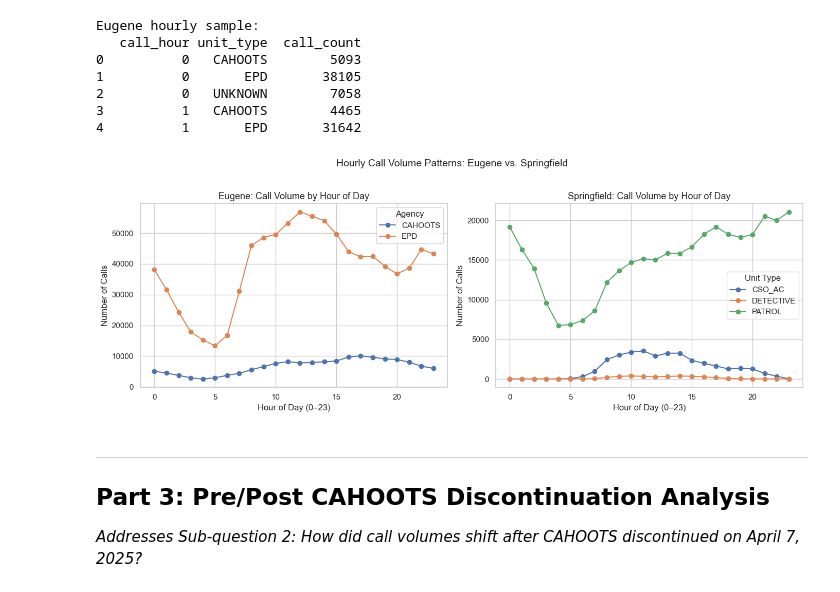
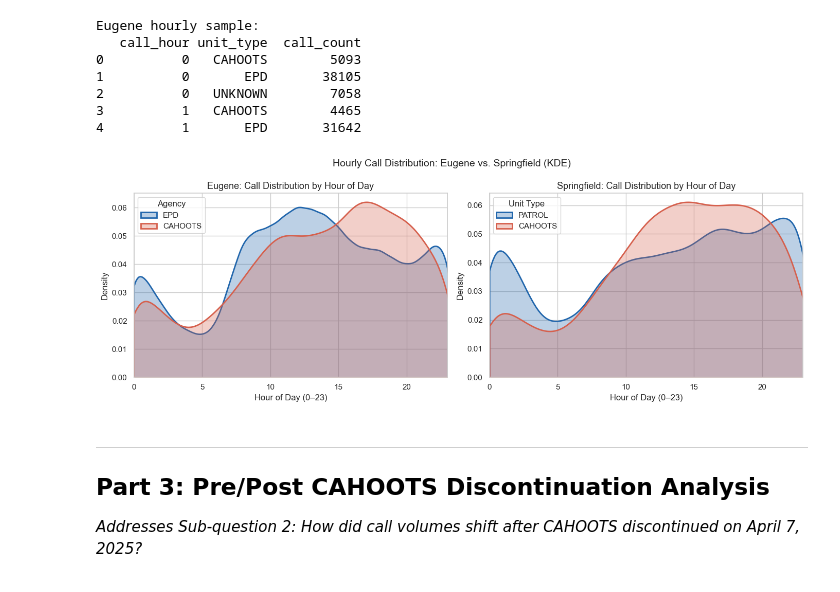
Before and after one commit to ilhanmahmood/dsci410_analyzing_cahoots_call_volumes, a Jupyter notebook: analysis.ipynb, the cells around one changed output. Saved outputs shown, nothing was run; the diff lists cells and outputs as text; code cells hidden in the pictures.

Commit message:
Add statistical tests, update README, add all figures

```diff
--- a/analysis.ipynb
+++ b/analysis.ipynb
@@ -216,15 +221,26 @@ print(spd_yearly.head(10))
 8       2016    CAHOOTS        2369
 9       2016    COMMAND          22
 # %%
-# Line plot: yearly call volume trends by unit type (Springfield)
+# Filter to only CAHOOTS, PATROL, and UNKNOWN
+spd_yearly_filtered = spd_yearly[spd_yearly['unit_type'].isin(['CAHOOTS', 'PATROL', 'UNKNOWN'])]
+
+# Line plot: yearly call volume trends — Springfield
 fig, ax = plt.subplots()
 
-for unit in spd_yearly['unit_type'].unique():
-    subset = spd_yearly[spd_yearly['unit_type'] == unit]
-    ax.plot(subset['call_year'], subset['call_count'], marker='o', label=unit)
+for unit in ['PATROL', 'CAHOOTS', 'UNKNOWN']:
+    subset = spd_yearly_filtered[spd_yearly_filtered['unit_type'] == unit]
+    ax.plot(subset['call_year'], subset['call_count'],
+            marker='o', label=unit, linewidth=2, color=colors[unit])
+
+colors = {
+    'PATROL':  '#ff7f0e',
+    'CAHOOTS': '#1f77b4',
+    'UNKNOWN': '#2ca02c'
+}
 
 ax.set_title('Springfield: Yearly Call Volume by Unit Type (2015–2025)', fontsize=14)
 ax.set_xlabel('Year')
+
 ax.set_ylabel('Number of Calls')
 ax.legend(title='Unit Type')
 ax.xaxis.set_major_locator(mticker.MultipleLocator(1))
@@ -251,37 +267,41 @@ Eugene hourly sample:
 3          1   CAHOOTS        4465
 4          1       EPD       31642
 # %%
-# Side-by-side faceted line plot: hourly call volume by agency
-# Eugene only shows EPD and CAHOOTS for clarity
-cad_hourly_main = cad_hourly[cad_hourly['unit_type'].isin(['EPD', 'CAHOOTS'])]
-spd_hourly_main = spd_hourly[spd_hourly['unit_type'].isin(['PATROL', 'DETECTIVE', 'CSO_AC'])]
+# KDE plot: hourly call distribution by agency — Eugene vs. Springfield
+cad_main = cad[cad['unit_type'].isin(['EPD', 'CAHOOTS'])]
+spd_main = spd[spd['unit_type'].isin(['PATROL', 'CAHOOTS'])]
 
-fig, axes = plt.subplots(1, 2, sharey=False, figsize=(14, 5))
+fig, axes = plt.subplots(1, 2, figsize=(14, 5))
 
 # Eugene panel
-for unit in cad_hourly_main['unit_type'].unique():
-    subset = cad_hourly_main[cad_hourly_main['unit_type'] == unit]
-    axes[0].plot(subset['call_hour'], subset['call_count'], marker='o', label=unit)
-axes[0].set_title('Eugene: Call Volume by Hour of Day', fontsize=13)
+for unit, color in zip(['EPD', 'CAHOOTS'], ['#2166AC', '#D6604D']):
+    subset = cad_main[cad_main['unit_type'] == unit]['call_hour'].dropna()
+    sns.kdeplot(subset, ax=axes[0], label=unit, color=color,
+                linewidth=2, fill=True, alpha=0.3, clip=(0, 24), bw_adjust=1.5)
+axes[0].set_title('Eugene: Call Distribution by Hour of Day', fontsize=13)
 axes[0].set_xlabel('Hour of Day (0–23)')
-axes[0].set_ylabel('Number of Calls')
+axes[0].set_ylabel('Density')
 axes[0].legend(title='Agency')
 
 # Springfield panel
-for unit in spd_hourly_main['unit_type'].unique():
-    subset = spd_hourly_main[spd_hourly_main['unit_type'] == unit]
-    axes[1].plot(subset['call_hour'], subset['call_count'], marker='o', label=unit)
-axes[1].set_title('Springfield: Call Volume by Hour of Day', fontsize=13)
+for unit, color in zip(['PATROL', 'CAHOOTS'], ['#2166AC', '#D6604D']):
+    subset = spd_main[spd_main['unit_type'] == unit]['call_hour'].dropna()
+    sns.kdeplot(subset, ax=axes[1], label=unit, color=color,
+                linewidth=2, fill=True, alpha=0.3, clip=(0, 24), bw_adjust=1.5)
+axes[1].set_title('Springfield: Call Distribution by Hour of Day', fontsize=13)
 axes[1].set_xlabel('Hour of Day (0–23)')
-axes[1].set_ylabel('Number of Calls')
+axes[1].set_ylabel('Density')
 axes[1].legend(title='Unit Type')
 
-plt.suptitle('Hourly Call Volume Patterns: Eugene vs. Springfield', fontsize=14, y=1.02)
+axes[0].set_xlim(0, 23)
+axes[1].set_xlim(0, 23)
+
+plt.suptitle('Hourly Call Distribution: Eugene vs. Springfield (KDE)', fontsize=14)
 plt.tight_layout()
-plt.savefig('figures/hourly_call_volume_comparison.png', dpi=150)
+plt.savefig('figures/hourly_call_distribution_kde.png', dpi=150)
 plt.show()
 # %% [output]
-[figure, old version]
+[figure, new version]
 # %% [markdown]
 ---
 ## Part 3: Pre/Post CAHOOTS Discontinuation Analysis
```
Also changed, not shown: parts of 29 cells of this notebook, 18 other files.
